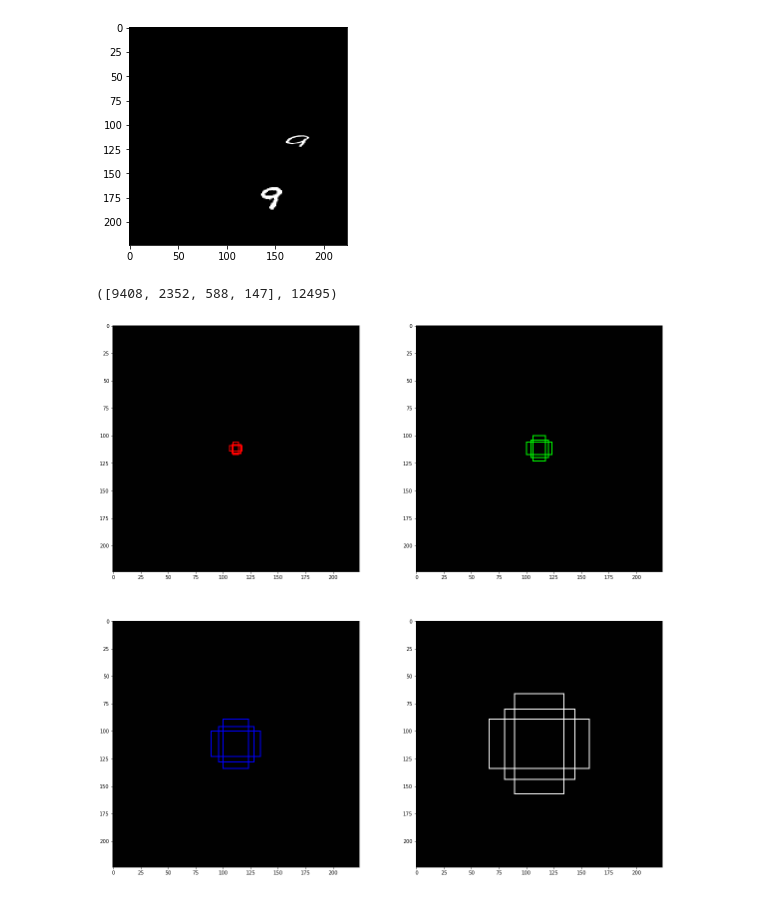
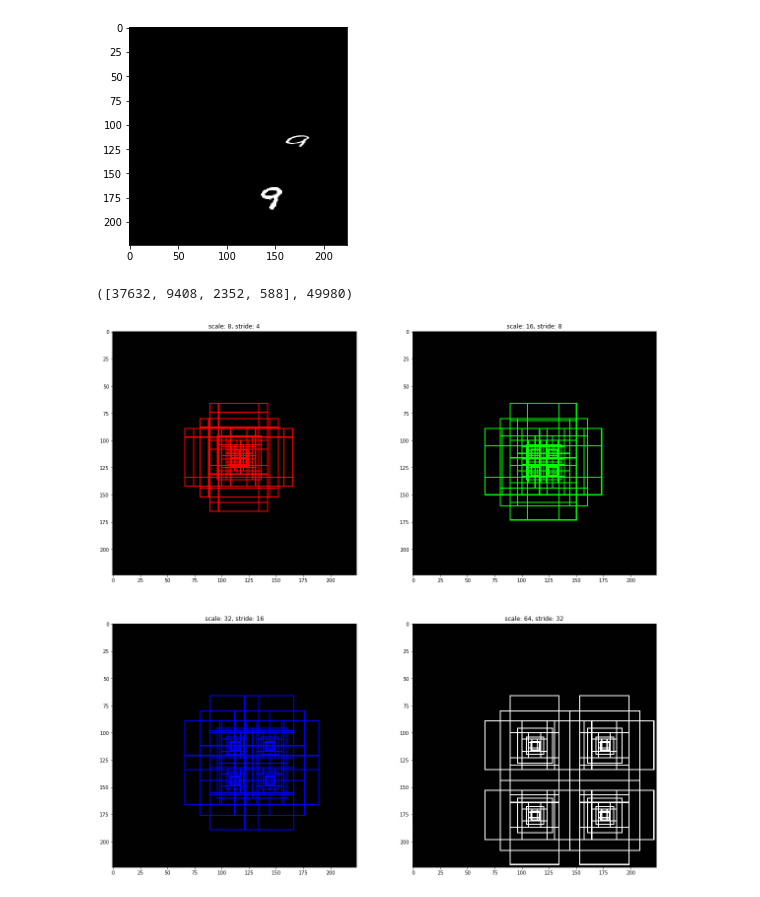
Before and after one commit to gabrielwong159/tf, a Jupyter notebook: rpn/test_anchor_generation.ipynb, the cells around one changed output. Saved outputs shown, nothing was run; the diff lists cells and outputs as text; code cells hidden in the pictures.

Commit message:
Modify anchor generation

```diff
--- a/rpn/test_anchor_generation.ipynb
+++ b/rpn/test_anchor_generation.ipynb
@@ -78,29 +78,30 @@ backbone_shapes = np.array([
 strides = [4, 8, 16, 32]
 anchors_per_cell = len(ratios)
 # %%
-anchors = [utils.generate_anchors(scale, ratios, shape, stride, 1)
+anchors = [utils.generate_anchors(scales, ratios, shape, stride, 1)
            for scale, shape, stride in zip(scales, backbone_shapes, strides)]
 anchors_per_level = [len(l) for l in anchors]
 anchors = np.concatenate(anchors, axis=0)
 anchors_per_level, sum(anchors_per_level)
 # %% [output]
-([9408, 2352, 588, 147], 12495)
+([37632, 9408, 2352, 588], 49980)
 # %%
 colors = [(255, 0, 0), (0, 255, 0), (0, 0, 255), (255, 255, 255)]
 
 plt.figure(figsize=(20, 20))
 for i in range(len(colors)):
-    scale, shape, stride, color = scales[i], [1, 1], strides[i], colors[i]
+    scale, shape, stride, color = scales[i], backbone_shapes[i], strides[i], colors[i]
     tmp_image = np.ones([224, 224, 3], np.uint8)
-    tmp_anchors = utils.generate_anchors(scale, ratios, shape, stride, 1)
+    tmp_anchors = utils.generate_anchors(scales, ratios, [3, 3], stride, 2)
     for anchor in tmp_anchors:
         y1, x1, y2, x2 = (anchor + 112).astype(np.int64).tolist()
         cv2.rectangle(tmp_image, (x1, y1), (x2, y2), color, 1)
     plt.subplot(2, 2, i+1)
+    plt.title(f'scale: {scale}, stride: {stride}')
     plt.imshow(tmp_image)
 plt.show()
 # %% [output]
-[figure, old version]
+[figure, new version]
 # %%
 def iou(box, boxes):
     """
```
Also changed, not shown: parts of 3 cells of this notebook, 5 other files.
